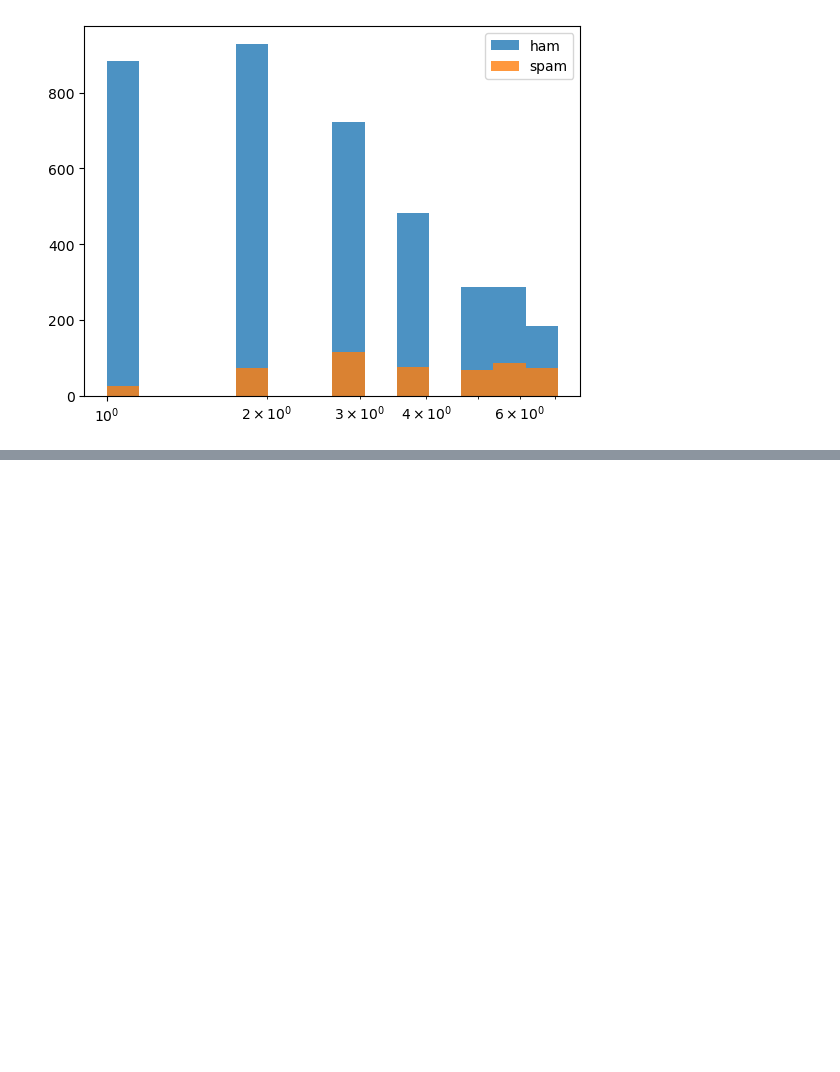
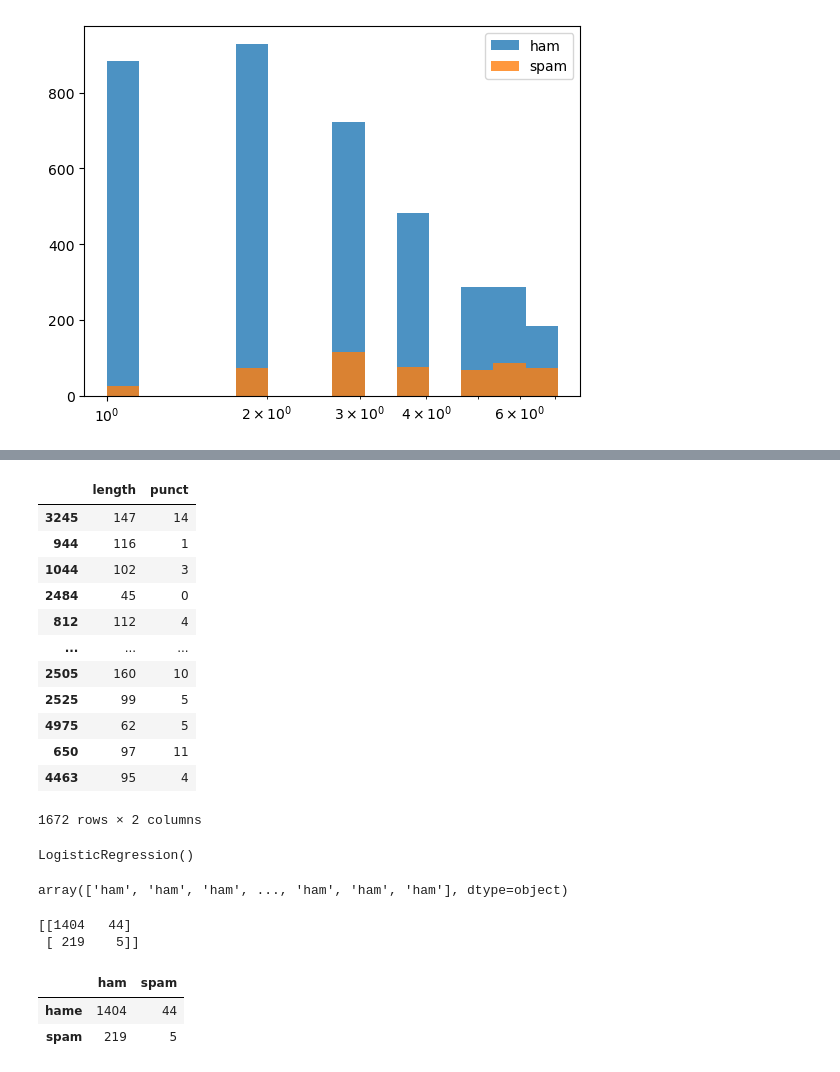
Before and after one commit to mastering23/scikit-learning-primer, a Jupyter notebook: scikit-learning.ipynb, the cells around one changed output, grey strips where cells are left out. Saved outputs shown, nothing was run; the diff lists cells and outputs as text; code cells hidden in the pictures; blank space fills up the shorter version.

```diff
--- a/scikit-learning.ipynb
+++ b/scikit-learning.ipynb
@@ -86,0 +89,7 @@ plt.show()
+# %%
+# x feature data
+X = df[['length','punct']]
+# y is our Label
+y = df['label']
+
+X_train, X_test, y_train, y_test = train_test_split(X,y,test_size=0.3,random_state=42)
@@ -86,0 +119,16 @@ plt.show()
+# %%
+X_test
+# %% [output]
+|  | length | punct |
+| 3245 | 147 | 14 |
+| 944 | 116 | 1 |
+| 1044 | 102 | 3 |
+| 2484 | 45 | 0 |
+| 812 | 112 | 4 |
+| ... | ... | ... |
+| 2505 | 160 | 10 |
+| 2525 | 99 | 5 |
+| 4975 | 62 | 5 |
+| 650 | 97 | 11 |
+| 4463 | 95 | 4 |
+1672 rows × 2 columns
@@ -86,0 +139,4 @@ plt.show()
+# %%
+lr_model.fit(X_train,y_train)
+# %% [output]
+LogisticRegression()
@@ -86,0 +147,4 @@ plt.show()
+# %%
+predictions
+# %% [output]
+array(['ham', 'ham', 'ham', ..., 'ham', 'ham', 'ham'], dtype=object)
@@ -86,0 +153,5 @@ plt.show()
+# %%
+print(metrics.confusion_matrix(y_test,predictions))
+# %% [output]
+[[1404   44]
+ [ 219    5]]
@@ -86,0 +160,6 @@ plt.show()
+# %%
+df
+# %% [output]
+|  | ham | spam |
+| hame | 1404 | 44 |
+| spam | 219 | 5 |
```
Also changed, not shown: parts of 16 cells of this notebook.
